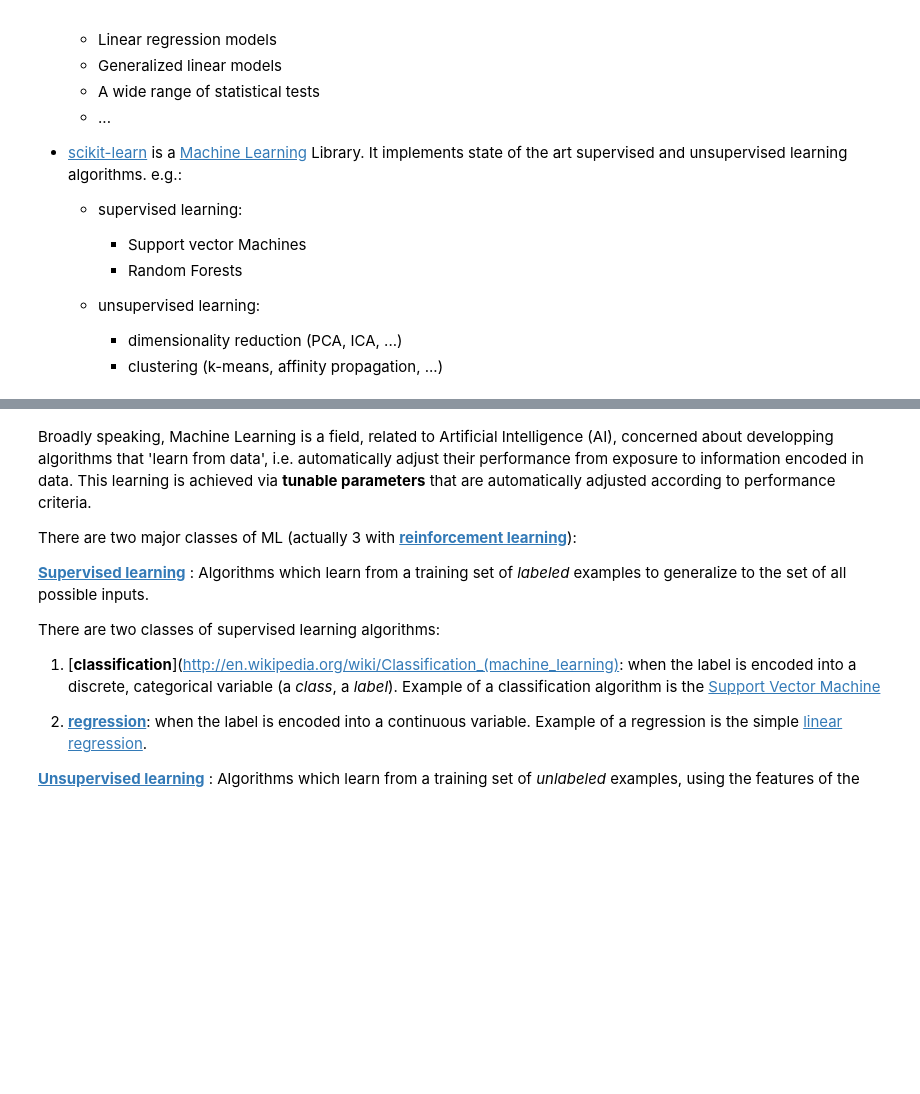
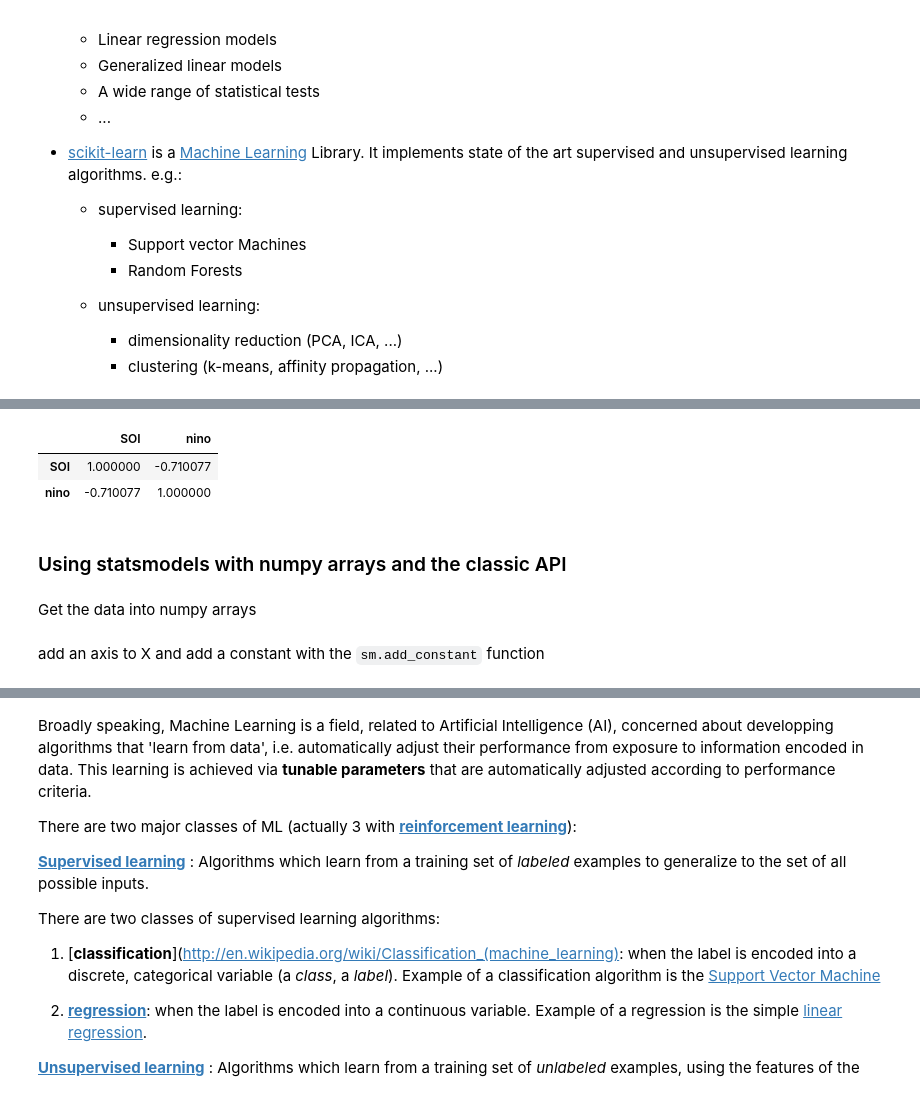
Before and after one commit to nicolasfauchereau/Kiwi_pycon, a Jupyter notebook: statistical_modelling.ipynb, the cells around one changed output, grey strips where cells are left out. Saved outputs shown, nothing was run; the diff lists cells and outputs as text; code cells hidden in the pictures; blank space fills up the shorter version.

````diff
--- a/statistical_modelling.ipynb
+++ b/statistical_modelling.ipynb
@@ -30,0 +44,8 @@ from IPython.display import Image, HTML
+# %%
+data.corr()
+# %% [output]
+|  | SOI | nino |
+| SOI | 1.000000 | -0.710077 |
+| nino | -0.710077 | 1.000000 |
+# %% [markdown]
+### Using statsmodels with numpy arrays and the classic API
@@ -30,0 +54,2 @@ from IPython.display import Image, HTML
+# %% [markdown]
+Get the data into numpy arrays
@@ -30,0 +59,2 @@ from IPython.display import Image, HTML
+# %% [markdown]
+add an axis to X and add a constant with the ```sm.add_constant``` function
````
Also changed, not shown: parts of 32 cells of this notebook, 1 other file.
